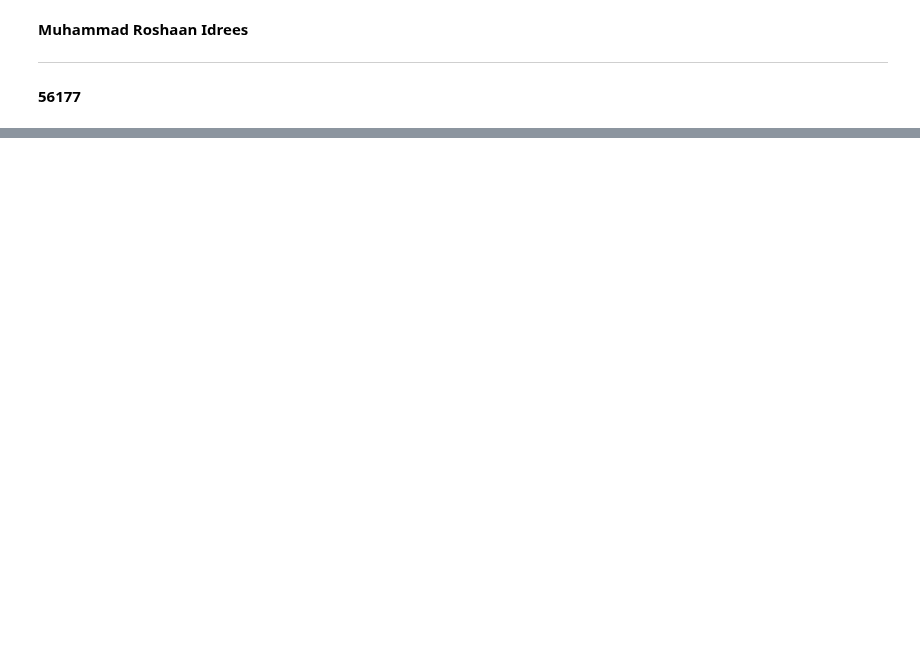
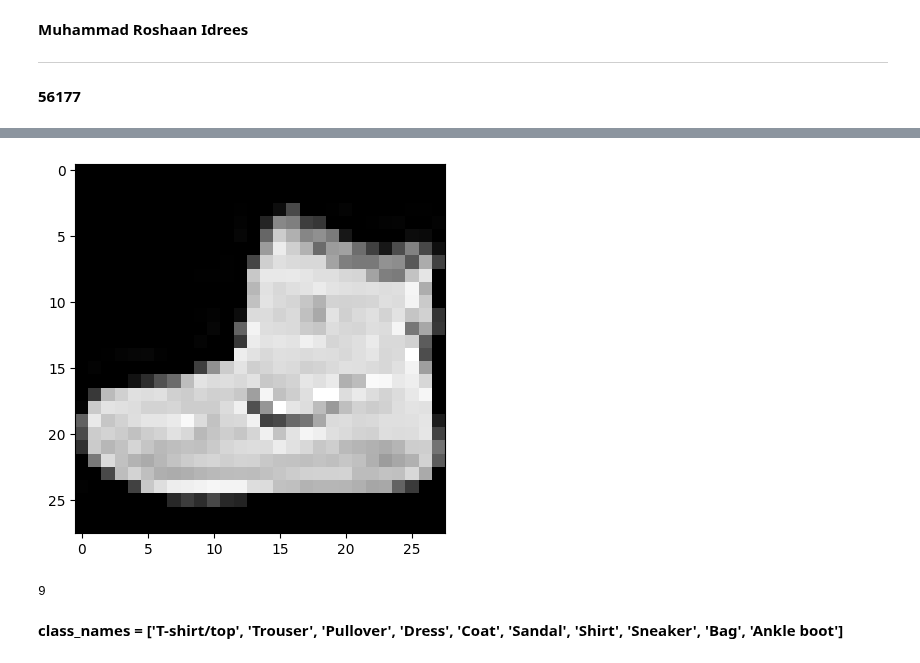
Before and after one commit to Muhammad-Roshaan-Idrees/Artificial_Intelligence, a Jupyter notebook: Assignment_02.ipynb, the cells around one changed output, grey strips where cells are left out. Drawn from its saved outputs; the diff is of its cells as text; code cells hidden in the pictures; blank space fills up the shorter version.

```diff
--- a/Assignment_02.ipynb
+++ b/Assignment_02.ipynb
@@ -483,0 +29,4 @@ ASSIGNMENT COMPLETE: All requirements implemented successfully!
+# %%
+# Load and prepare the Fashion MNIST dataset
+fashion_mnist = datasets.fashion_mnist
+(train_images, train_labels), (test_images, test_labels) = fashion_mnist.load_data()
@@ -483,0 +92,13 @@ ASSIGNMENT COMPLETE: All requirements implemented successfully!
+# %%
+# Display an image from the dataset
+plt.imshow(train_images[0], cmap='gray')
+plt.show()
+# %% [output]
+[figure, added]
+# %%
+print(train_labels[0])
+# %% [output]
+9
+# %% [markdown]
+**class_names = ['T-shirt/top', 'Trouser', 'Pullover', 'Dress', 'Coat',
+               'Sandal', 'Shirt', 'Sneaker', 'Bag', 'Ankle boot']**
```
Also changed, not shown: parts of 44 cells of this notebook.
